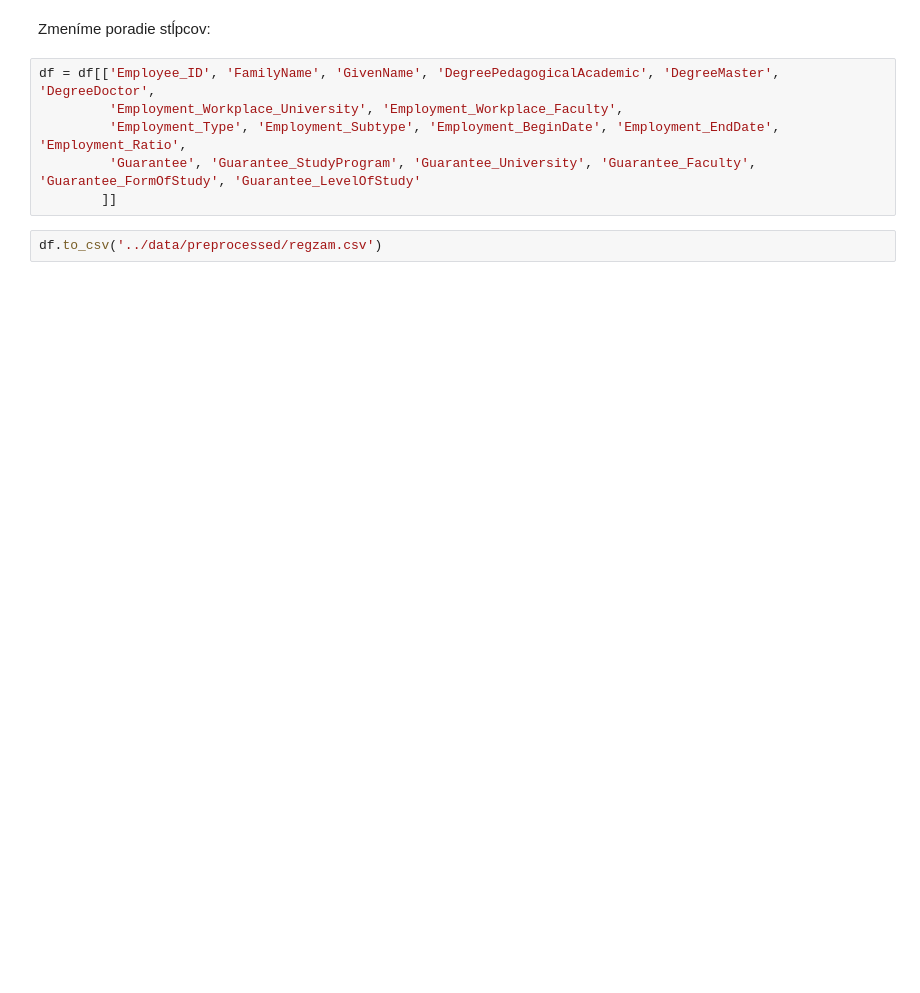
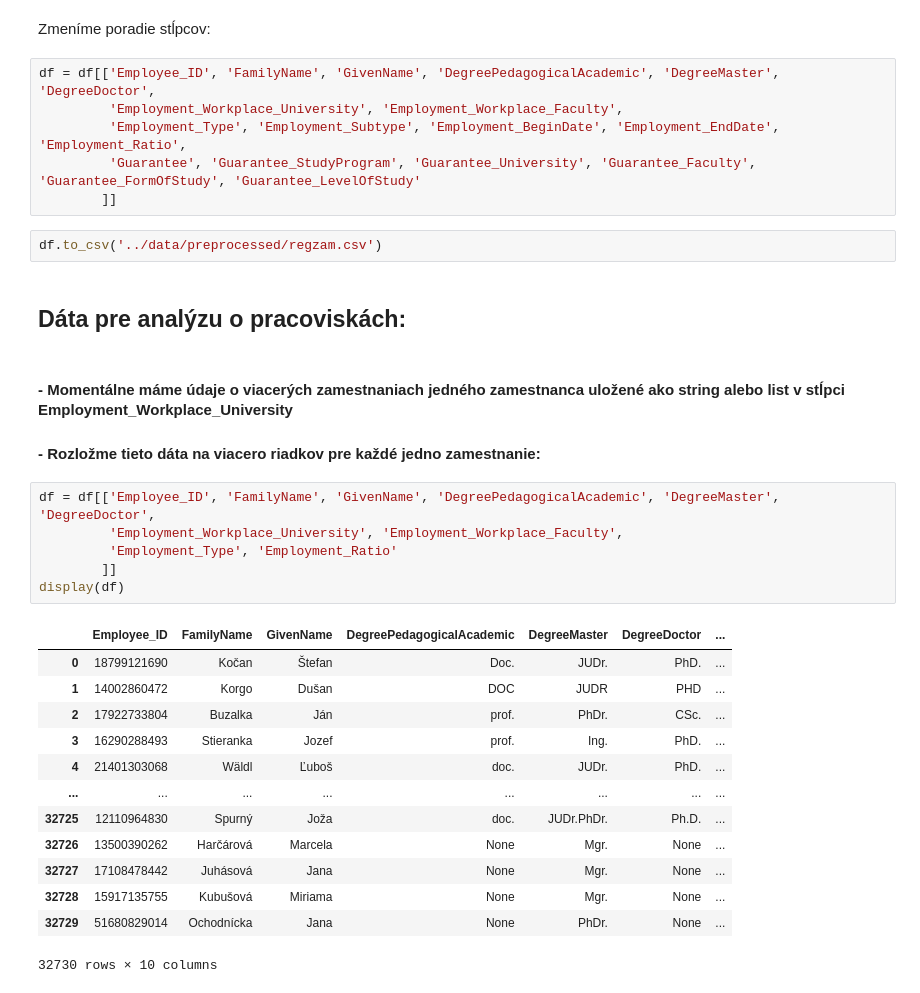
Before and after one commit to hudo16-38/pridav-project, a Jupyter notebook: preprocessing/data_preprocessing_regzam.ipynb, the cells around one changed output. Drawn from its saved outputs; the diff is of its cells as text; blank space fills up the shorter version.

Commit message:
Further preprocessing for workplace analysis

```diff
--- a/preprocessing/data_preprocessing_regzam.ipynb
+++ b/preprocessing/data_preprocessing_regzam.ipynb
@@ -161,3 +164,28 @@ df = df[['Employee_ID', 'FamilyName', 'GivenName', 'DegreePedagogicalAcademic',
         ]]
 # %%
 df.to_csv('../data/preprocessed/regzam.csv')
+# %% [markdown]
+## Dáta pre analýzu o pracoviskách:
+# %% [markdown]
+#### - Momentálne máme údaje o viacerých zamestnaniach jedného zamestnanca uložené ako string alebo list v stĺpci Employment_Workplace_University
+#### - Rozložme tieto dáta na viacero riadkov pre každé jedno zamestnanie:
+# %%
+df = df[['Employee_ID', 'FamilyName', 'GivenName', 'DegreePedagogicalAcademic', 'DegreeMaster', 'DegreeDoctor',
+         'Employment_Workplace_University', 'Employment_Workplace_Faculty',
+         'Employment_Type', 'Employment_Ratio'
+        ]]
+display(df)
+# %% [output]
+|  | Employee_ID | FamilyName | GivenName | DegreePedagogicalAcademic | DegreeMaster | DegreeDoctor | ... |
+| 0 | 18799121690 | Kočan | Štefan | Doc. | JUDr. | PhD. | ... |
+| 1 | 14002860472 | Korgo | Dušan | DOC | JUDR | PHD | ... |
+| 2 | 17922733804 | Buzalka | Ján | prof. | PhDr. | CSc. | ... |
+| 3 | 16290288493 | Stieranka | Jozef | prof. | Ing. | PhD. | ... |
+| 4 | 21401303068 | Wäldl | Ľuboš | doc. | JUDr. | PhD. | ... |
+| ... | ... | ... | ... | ... | ... | ... | ... |
+| 32725 | 12110964830 | Spurný | Joža | doc. | JUDr.PhDr. | Ph.D. | ... |
+| 32726 | 13500390262 | Harčárová | Marcela | None | Mgr. | None | ... |
+| 32727 | 17108478442 | Juhásová | Jana | None | Mgr. | None | ... |
+| 32728 | 15917135755 | Kubušová | Miriama | None | Mgr. | None | ... |
+| 32729 | 51680829014 | Ochodnícka | Jana | None | PhDr. | None | ... |
+32730 rows × 10 columns
```
Also changed, not shown: parts of 13 cells of this notebook.
